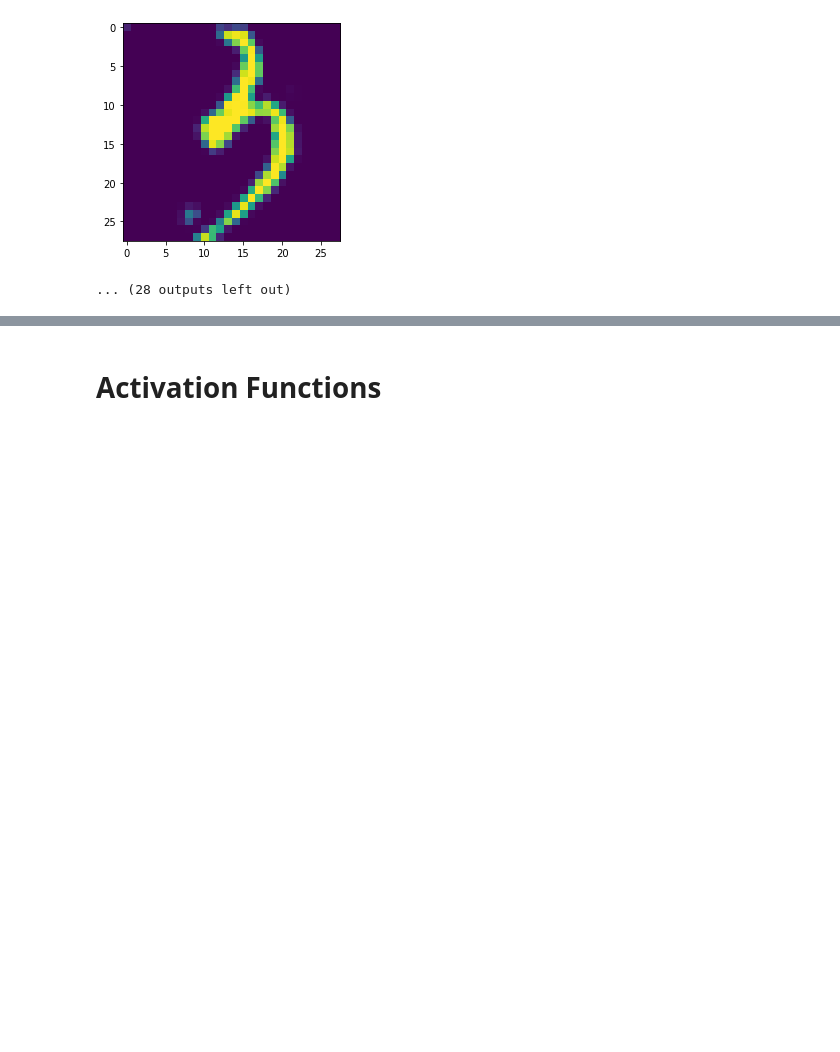
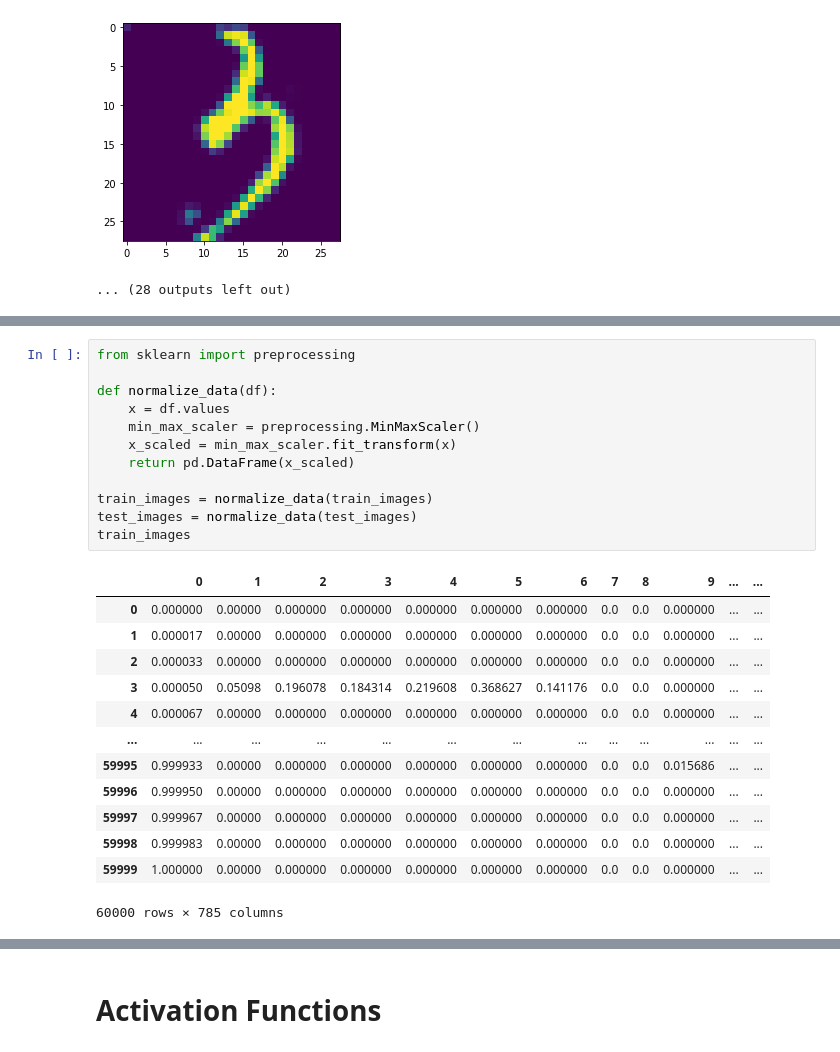
Before and after one commit to salsina/image-detection-using-neural-networks-AI-CA4, a Jupyter notebook: AI-neural-networks.ipynb, the cells around one changed output, grey strips where cells are left out. Drawn from its saved outputs; the diff is of its cells as text; blank space fills up the shorter version.

```diff
--- a/AI-neural-networks.ipynb
+++ b/AI-neural-networks.ipynb
@@ -75,0 +95,26 @@ image class:  5
+# %%
+from sklearn import preprocessing
+
+def normalize_data(df):
+    x = df.values
+    min_max_scaler = preprocessing.MinMaxScaler()
+    x_scaled = min_max_scaler.fit_transform(x)
+    return pd.DataFrame(x_scaled)
+
+train_images = normalize_data(train_images)
+test_images = normalize_data(test_images)
+train_images
+# %% [output]
+|  | 0 | 1 | 2 | 3 | 4 | 5 | 6 | 7 | 8 | 9 | ... | ... |
+| 0 | 0.000000 | 0.00000 | 0.000000 | 0.000000 | 0.000000 | 0.000000 | 0.000000 | 0.0 | 0.0 | 0.000000 | ... | ... |
+| 1 | 0.000017 | 0.00000 | 0.000000 | 0.000000 | 0.000000 | 0.000000 | 0.000000 | 0.0 | 0.0 | 0.000000 | ... | ... |
+| 2 | 0.000033 | 0.00000 | 0.000000 | 0.000000 | 0.000000 | 0.000000 | 0.000000 | 0.0 | 0.0 | 0.000000 | ... | ... |
+| 3 | 0.000050 | 0.05098 | 0.196078 | 0.184314 | 0.219608 | 0.368627 | 0.141176 | 0.0 | 0.0 | 0.000000 | ... | ... |
+| 4 | 0.000067 | 0.00000 | 0.000000 | 0.000000 | 0.000000 | 0.000000 | 0.000000 | 0.0 | 0.0 | 0.000000 | ... | ... |
+| ... | ... | ... | ... | ... | ... | ... | ... | ... | ... | ... | ... | ... |
+| 59995 | 0.999933 | 0.00000 | 0.000000 | 0.000000 | 0.000000 | 0.000000 | 0.000000 | 0.0 | 0.0 | 0.015686 | ... | ... |
+| 59996 | 0.999950 | 0.00000 | 0.000000 | 0.000000 | 0.000000 | 0.000000 | 0.000000 | 0.0 | 0.0 | 0.000000 | ... | ... |
+| 59997 | 0.999967 | 0.00000 | 0.000000 | 0.000000 | 0.000000 | 0.000000 | 0.000000 | 0.0 | 0.0 | 0.000000 | ... | ... |
+| 59998 | 0.999983 | 0.00000 | 0.000000 | 0.000000 | 0.000000 | 0.000000 | 0.000000 | 0.0 | 0.0 | 0.000000 | ... | ... |
+| 59999 | 1.000000 | 0.00000 | 0.000000 | 0.000000 | 0.000000 | 0.000000 | 0.000000 | 0.0 | 0.0 | 0.000000 | ... | ... |
+60000 rows × 785 columns
```
Also changed, not shown: parts of 11 cells of this notebook.
